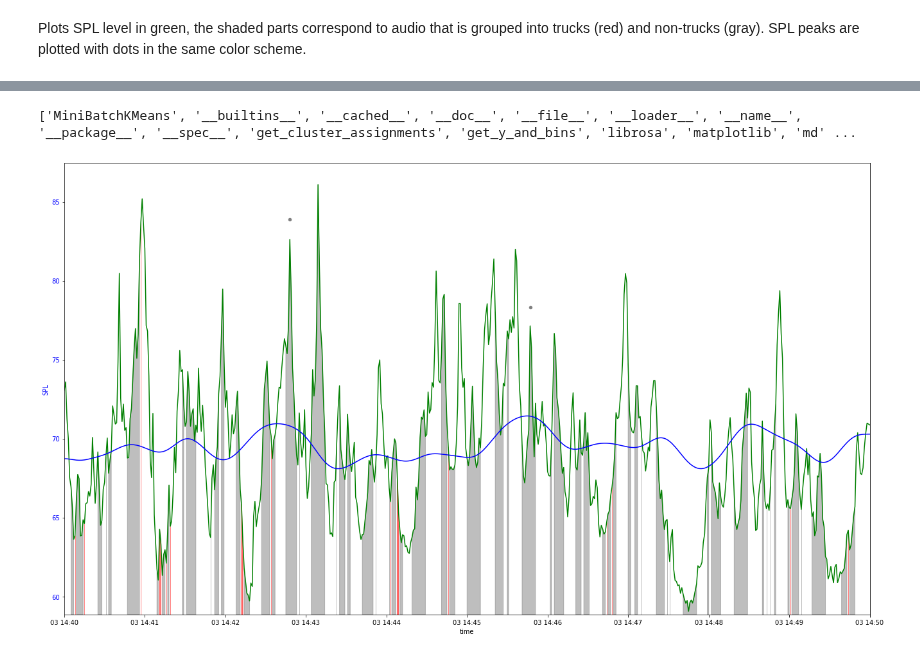
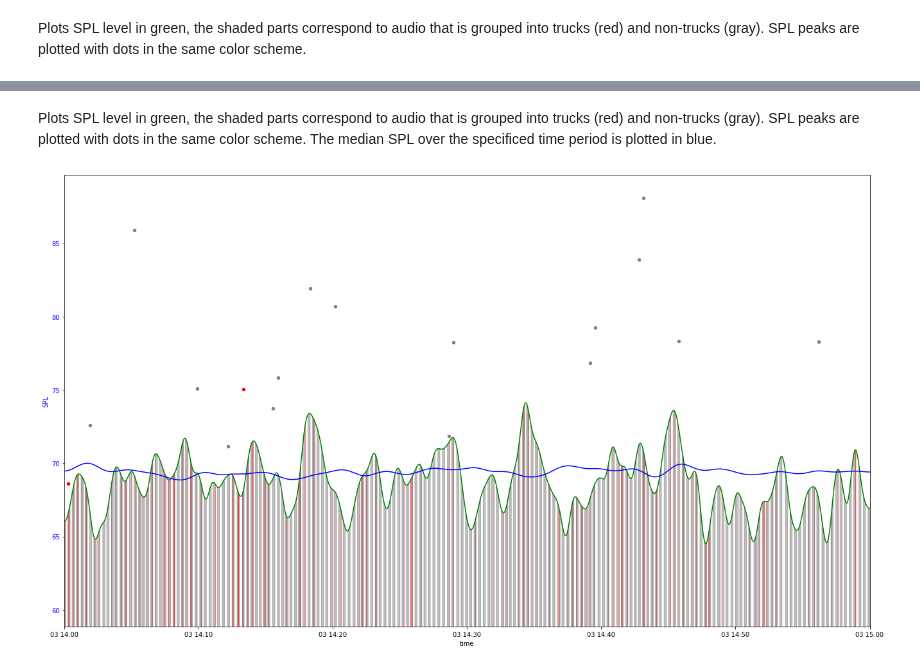
Before and after one commit to marin-hyatt/public-redhook-analysis, a Jupyter notebook: notebooks/Example.ipynb, the cells around one changed output, grey strips where cells are left out. Drawn from its saved outputs; the diff is of its cells as text; code cells hidden in the pictures.

```diff
--- a/notebooks/Example.ipynb
+++ b/notebooks/Example.ipynb
@@ -392,9 +404,7 @@ Name: dBAS, dtype: float64
-# %%
-print(dir(display))
-# %% [output]
-['MiniBatchKMeans', '__builtins__', '__cached__', '__doc__', '__file__', '__loader__', '__name__', '__package__', '__spec__', 'get_cluster_assignments', 'get_y_and_bins', 'librosa', 'matplotlib', 'md' ...
+# %% [markdown]
+Plots SPL level in green, the shaded parts correspond to audio that is grouped into trucks (red) and non-trucks (gray). SPL peaks are plotted with dots in the same color scheme. The median SPL over the specificed time period is plotted in blue.
 # %%
-display.plot_truck_clusters_median(all_joined_df_cut_median['2019-06-03 14:40:00-04:00':'2019-06-03 14:50:00-04:00'], \
-                            3, 0.5, 10, 1, 'gaussian')
+display.plot_truck_clusters_median(all_joined_df_cut_median['2019-06-03 14:00:00-04:00':'2019-06-03 15:00:00-04:00'], \
+                            3, 20, 50, 1, 'gaussian')
 # %% [output]
-[figure, old version]
+[figure, new version]
```
Also changed, not shown: parts of 11 cells of this notebook, 1 other file.
